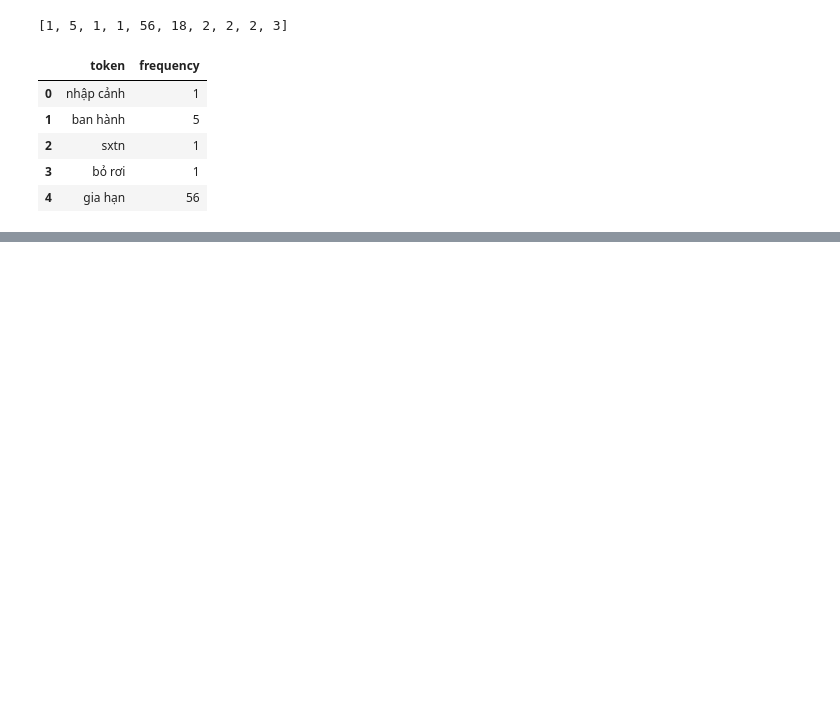
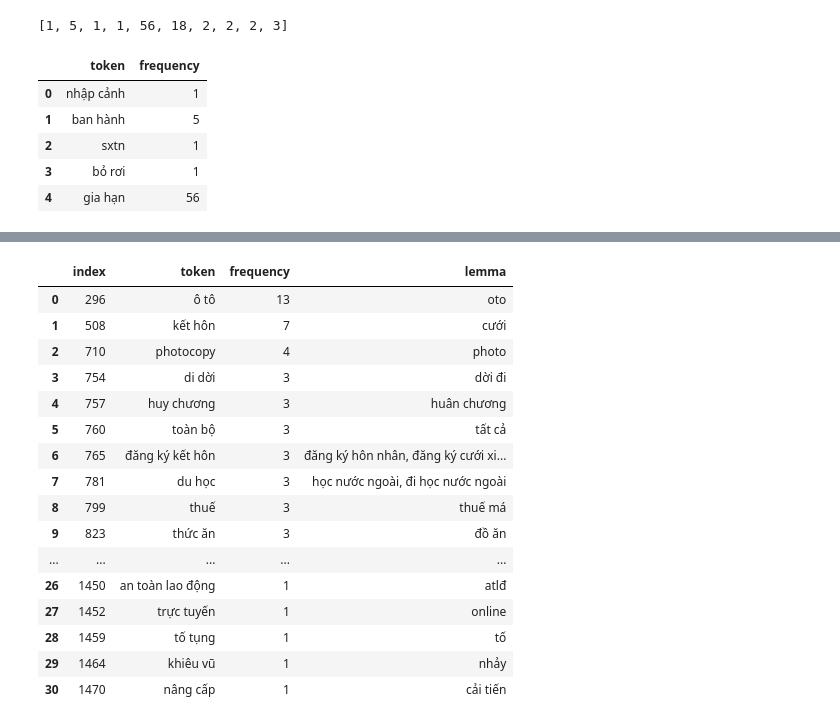
Before and after one commit to Mingg2211/NamDinh_V1, a Jupyter notebook: notebook/experiment.ipynb, the cells around one changed output, grey strips where cells are left out. Drawn from its saved outputs; the diff is of its cells as text; code cells hidden in the pictures; blank space fills up the shorter version.

```diff
--- a/notebook/experiment.ipynb
+++ b/notebook/experiment.ipynb
@@ -298,0 +361,24 @@ df.to_csv('../data/token_frequency.csv',index=False)
+# %%
+df3 = pd.read_csv('../data/need_token_edited.csv')
+# %%
+df3_nonNan = df3.dropna()
+# %%
+df3_nonNan.reset_index()
+# %% [output]
+|  | index | token | frequency | lemma |
+| 0 | 296 | ô tô | 13 | oto |
+| 1 | 508 | kết hôn | 7 | cưới |
+| 2 | 710 | photocopy | 4 | photo |
+| 3 | 754 | di dời | 3 | dời đi |
+| 4 | 757 | huy chương | 3 | huân chương |
+| 5 | 760 | toàn bộ | 3 | tất cả |
+| 6 | 765 | đăng ký kết hôn | 3 | đăng ký hôn nhân, đăng ký cưới xi... |
+| 7 | 781 | du học | 3 | học nước ngoài, đi học nước ngoài |
+| 8 | 799 | thuế | 3 | thuế má |
+| 9 | 823 | thức ăn | 3 | đồ ăn |
+| ... | ... | ... | ... | ... |
+| 26 | 1450 | an toàn lao động | 1 | atlđ |
+| 27 | 1452 | trực tuyến | 1 | online |
+| 28 | 1459 | tố tụng | 1 | tố |
+| 29 | 1464 | khiêu vũ | 1 | nhảy |
+| 30 | 1470 | nâng cấp | 1 | cải tiến |
```
Also changed, not shown: parts of 25 cells of this notebook, 9 other files.
